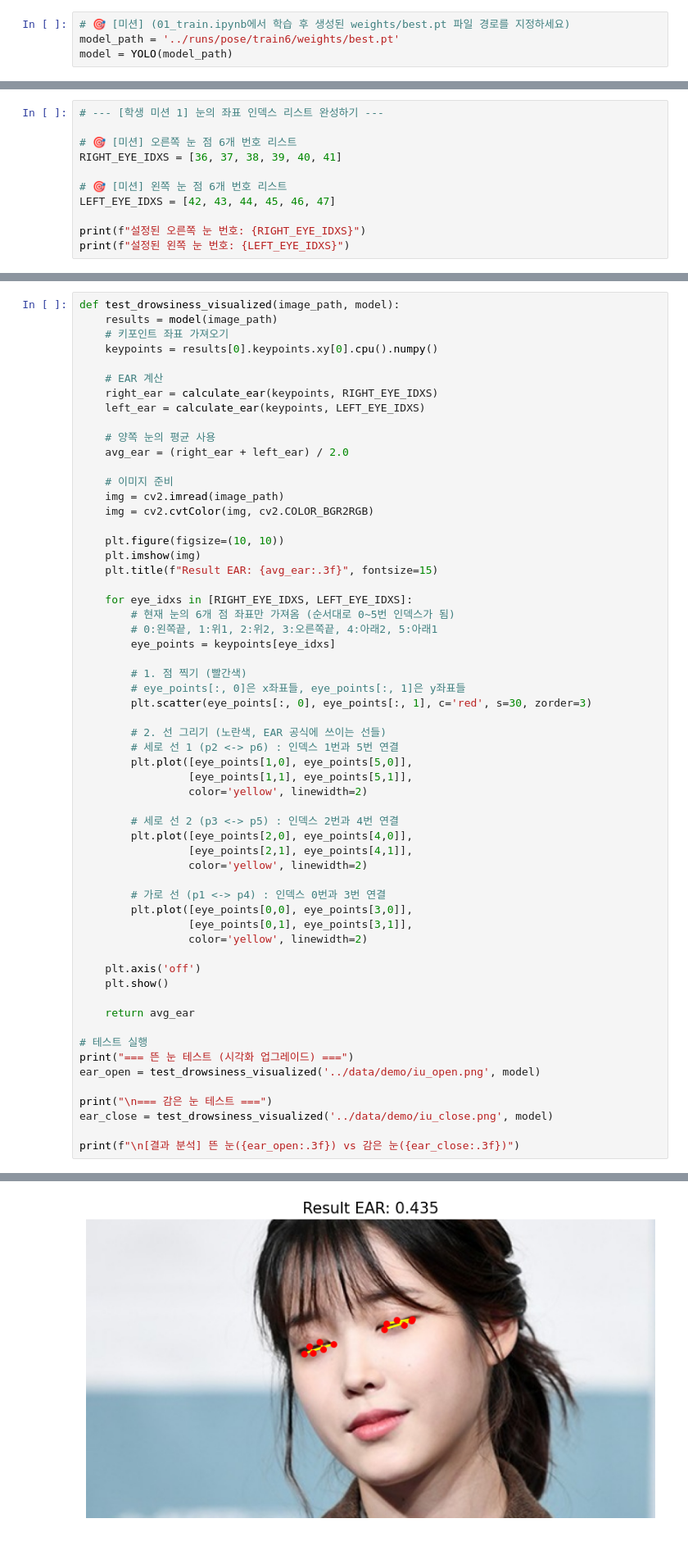
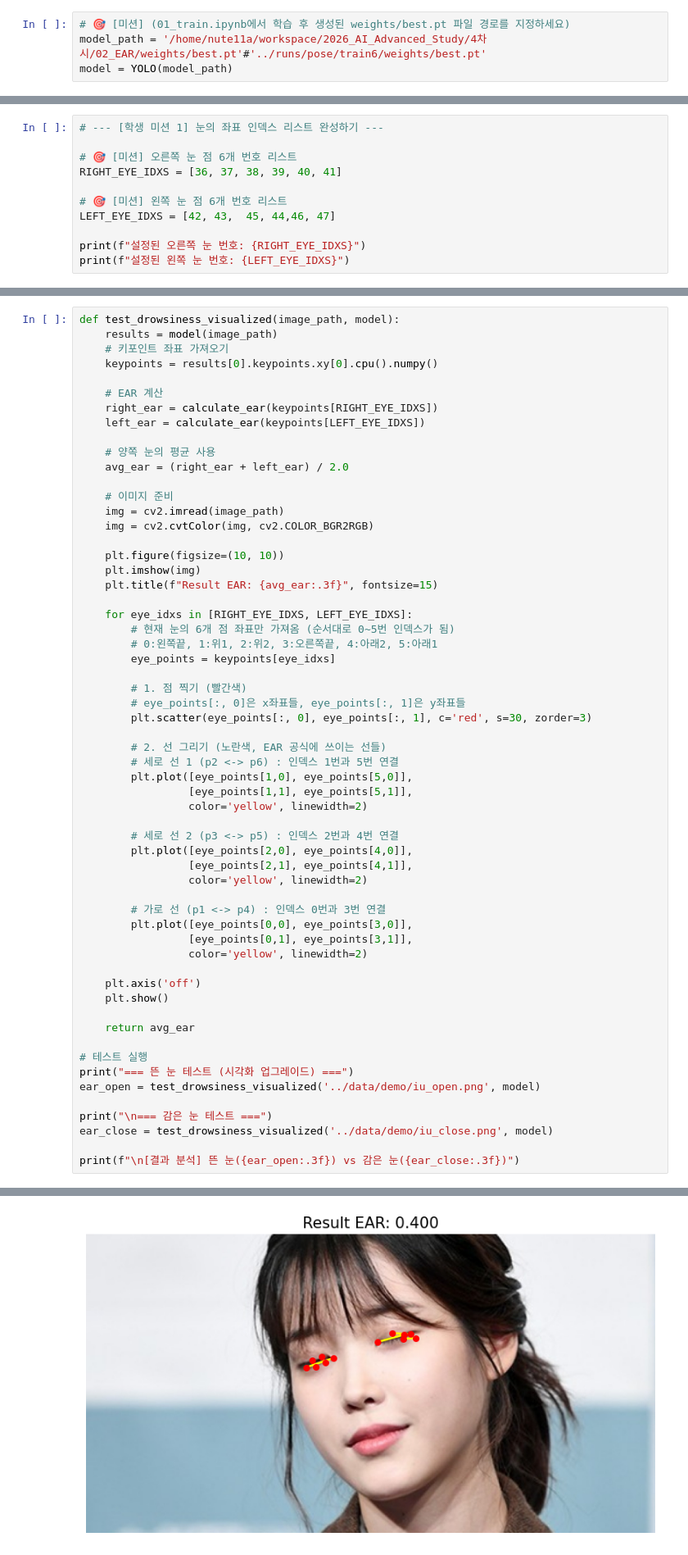
Before and after one commit to ailumina2026/2026_AI_Advanced_Study, a Jupyter notebook: 4차시/02_EAR/code_GT/03_ear_system_GT.ipynb, the cells around one changed output, grey strips where cells are left out. Shown at 82% size. Cells and saved outputs as stored; diff of their text form.

```diff
--- a/4차시/02_EAR/code_GT/03_ear_system_GT.ipynb
+++ b/4차시/02_EAR/code_GT/03_ear_system_GT.ipynb
@@ -80,7 +80,7 @@ print("\n✅ 경로 설정 완료!")
 train.ipynb에서 학습한 모델의 경로를 찾아서 아래 MODEL_PATH 변수에 입력해주세요.
 # %%
 # 🎯 [미션] (01_train.ipynb에서 학습 후 생성된 weights/best.pt 파일 경로를 지정하세요)
-model_path = '../runs/pose/train6/weights/best.pt'
+model_path = '/home/nute11a/workspace/2026_AI_Advanced_Study/4차시/02_EAR/weights/best.pt'#'../runs/pose/train6/weights/best.pt'
 model = YOLO(model_path)
 # %% [markdown]
 ---
@@ -151,7 +151,7 @@ Speed: 2.8ms preprocess, 11.4ms inference, 2.1ms postprocess per image at shape
 RIGHT_EYE_IDXS = [36, 37, 38, 39, 40, 41]
 
 # 🎯 [미션] 왼쪽 눈 점 6개 번호 리스트
-LEFT_EYE_IDXS = [42, 43, 44, 45, 46, 47]
+LEFT_EYE_IDXS = [42, 43,  45, 44,46, 47]
 
 print(f"설정된 오른쪽 눈 번호: {RIGHT_EYE_IDXS}")
 print(f"설정된 왼쪽 눈 번호: {LEFT_EYE_IDXS}")
@@ -207,8 +207,8 @@ def test_drowsiness_visualized(image_path, model):
     keypoints = results[0].keypoints.xy[0].cpu().numpy()
 
     # EAR 계산
-    right_ear = calculate_ear(keypoints, RIGHT_EYE_IDXS)
-    left_ear = calculate_ear(keypoints, LEFT_EYE_IDXS)
+    right_ear = calculate_ear(keypoints[RIGHT_EYE_IDXS])
+    left_ear = calculate_ear(keypoints[LEFT_EYE_IDXS])
 
     # 양쪽 눈의 평균 사용
     avg_ear = (right_ear + left_ear) / 2.0
@@ -266 +272 @@ print(f"\n[결과 분석] 뜬 눈({ear_open:.3f}) vs 감은 눈({ear_close:.3f})
-[figure, old version]
+[figure, new version]
```
Also changed, not shown: parts of 5 cells of this notebook, 5 other files.
